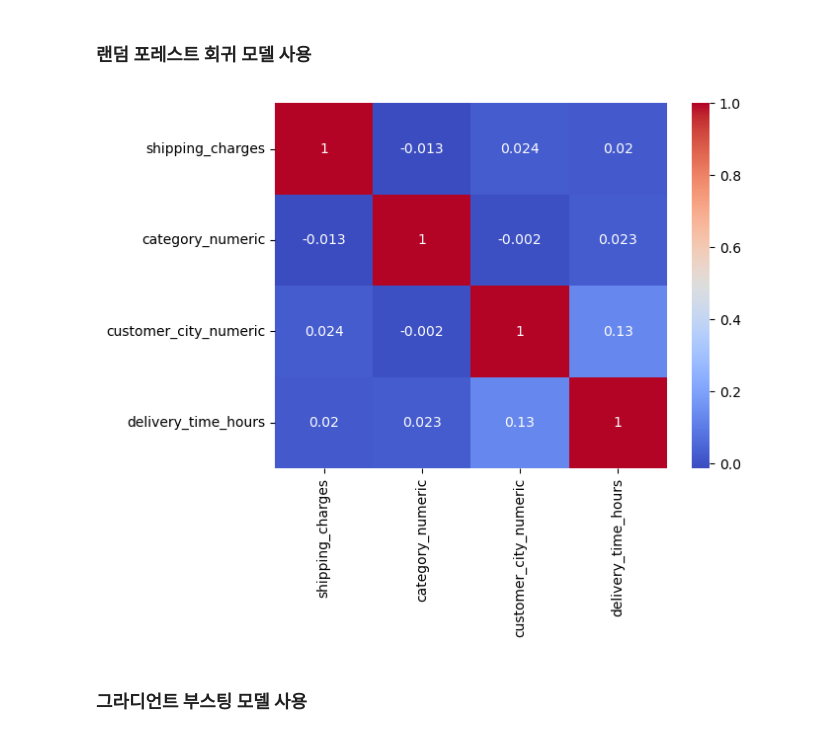
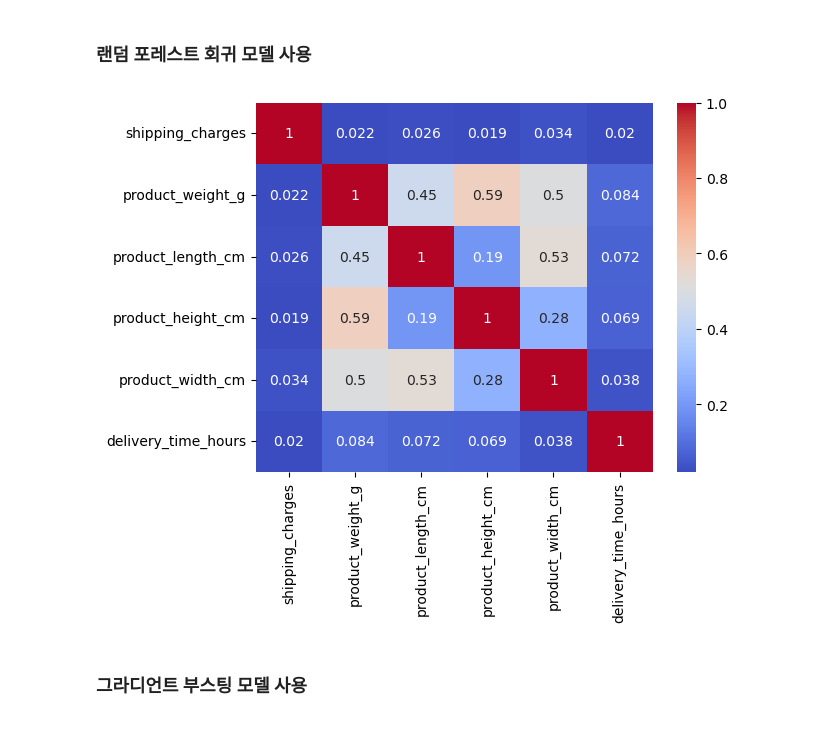
Before and after one commit to asdqew-a11/speed, a Jupyter notebook: 포기/코드/traning.ipynb, the cells around one changed output. Cells and saved outputs as stored; diff of their text form; code cells hidden in the pictures.

```diff
--- a/포기/코드/traning.ipynb
+++ b/포기/코드/traning.ipynb
@@ -161,17 +161,18 @@ print(f"Mean Squared Error (MSE): {mse:.10f}")
 # %%
 import seaborn as sns
 import matplotlib.pyplot as plt
 import pandas as pd
-df = pd.read_csv('xxx.csv')
+df = pd.read_csv('mls'.csv')
 
 # 데이터프레임에서 수치형 변수만 선택
-corr_matrix = df[[ 'shipping_charges','category_numeric','customer_city_numeric', 'delivery_time_hours']].corr()
+corr_matrix = df[[ 'shipping_charges','product_weight_g','product_length_cm','product_height_cm','product_width_cm',\
+                  'delivery_time_hours']].corr()
 
 # 히트맵 그리기
 sns.heatmap(corr_matrix, annot=True, cmap='coolwarm')
 plt.show()
 # %% [output]
-[figure, old version]
+[figure, new version]
 # %% [markdown]
 ### 그라디언트 부스팅 모델 사용
 # %% [markdown]
```
Also changed, not shown: 10 other files.
